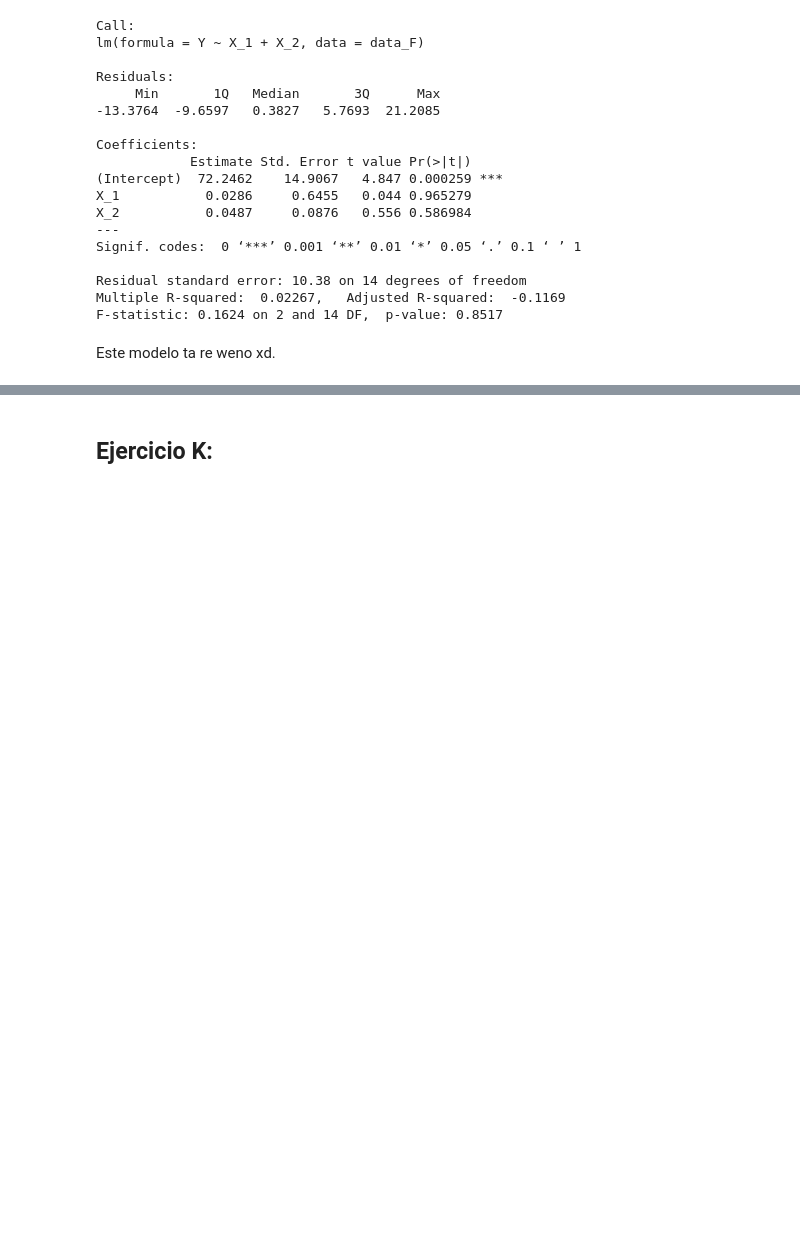
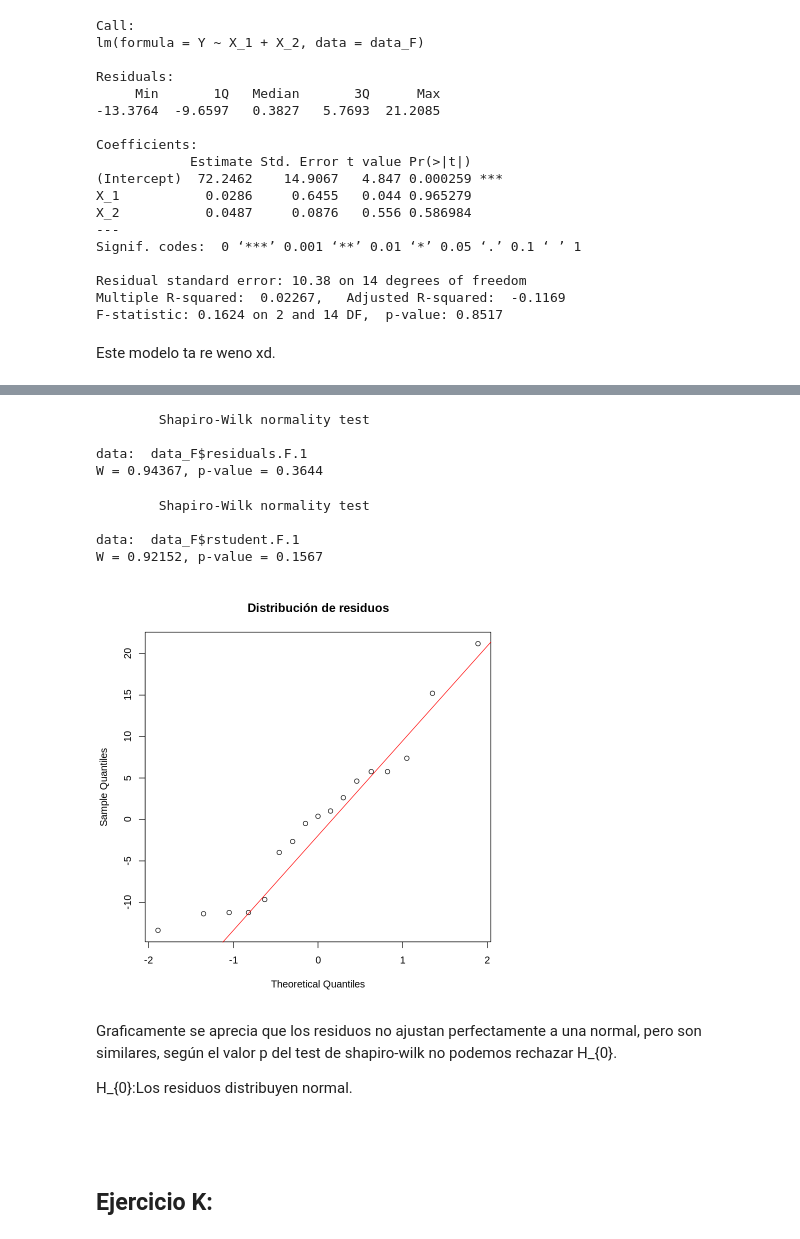
Before and after one commit to Taz-Ricardo/Mat-266, a Jupyter notebook: Tarea_2_regresion.ipynb, the cells around one changed output, grey strips where cells are left out. Cells and saved outputs as stored; diff of their text form; code cells hidden in the pictures; blank space fills up the shorter version.

```diff
--- a/Tarea_2_regresion.ipynb
+++ b/Tarea_2_regresion.ipynb
@@ -60,0 +68,5 @@ coef(`regresion_F.1`)
+# %%
+data_F$fitted.F.1 <- fitted( regresion_F.1 ) # valores ajustados
+data_F$residuals.F.1 <- residuals( regresion_F.1 ) # residuos
+data_F$rstudent.F.1 <- rstudent( regresion_F.1 )
+data_F
@@ -61,3 +94,29 @@ coef(`regresion_F.1`)
+# %%
+shapiro.test( data_F$residuals.F.1 )
+# %% [output]
+        Shapiro-Wilk normality test
+
+data:  data_F$residuals.F.1
+W = 0.94367, p-value = 0.3644
+# %%
+shapiro.test( data_F$rstudent.F.1 )
+# %% [output]
+        Shapiro-Wilk normality test
+
+data:  data_F$rstudent.F.1
+W = 0.92152, p-value = 0.1567
+# %%
+a<-qqnorm(data_F$residuals.F.1,
+       main = "Distribución de residuos")
+qqline(data_F$residuals.F.1, col = 2)
+# %% [output]
+[figure, added]
+# %% [markdown]
+Graficamente se aprecia que los residuos no ajustan perfectamente a una normal, pero son similares, según el valor p del test de shapiro-wilk no podemos rechazar H_{0}.
+
+H_{0}:Los residuos distribuyen normal.
+# %% [markdown]
+###
 # %% [markdown]
 ## Ejercicio K:
 # %%
```
Also changed, not shown: parts of 4 cells of this notebook.
